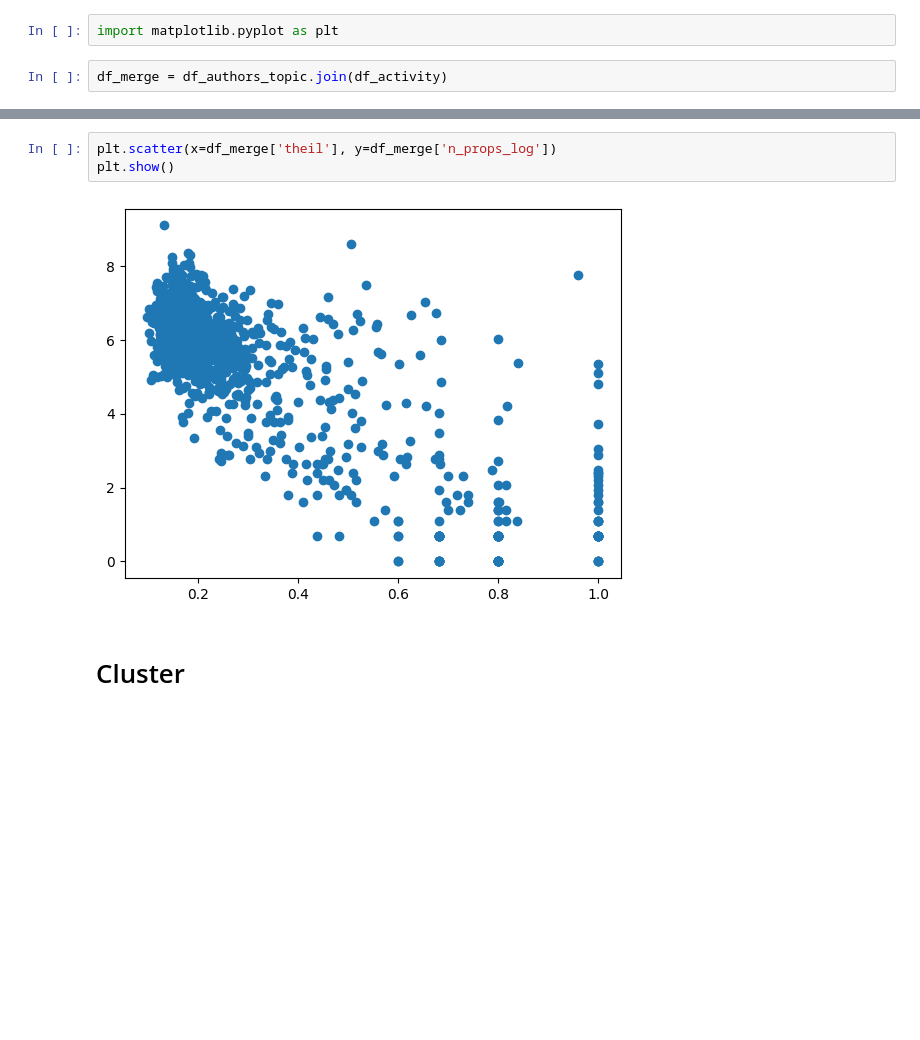
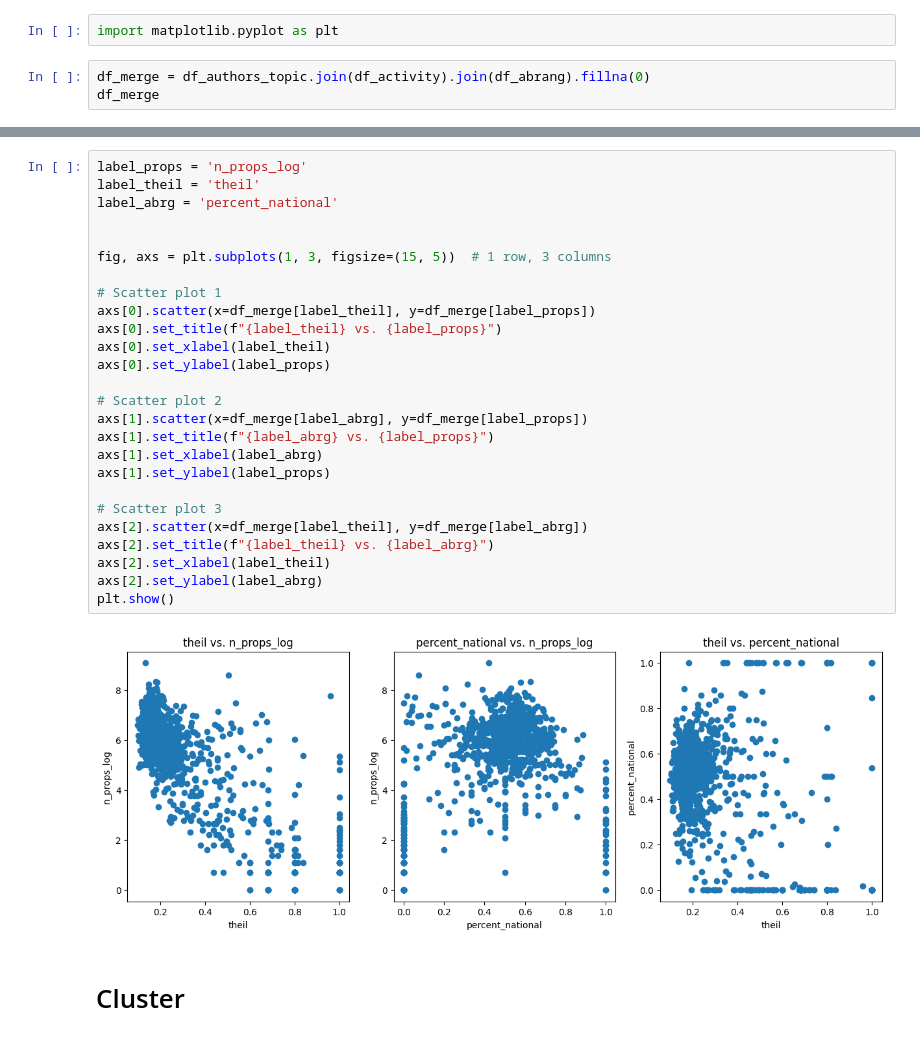
Before and after one commit to AcacioTelechi/multidimensional-legislative-profile, a Jupyter notebook: 3_analyze_metrics.ipynb, the cells around one changed output, grey strips where cells are left out. Saved outputs shown, nothing was run; the diff lists cells and outputs as text; blank space fills up the shorter version.

```diff
--- a/3_analyze_metrics.ipynb
+++ b/3_analyze_metrics.ipynb
@@ -104,4 +114,5 @@ df_activity
 # %%
 import matplotlib.pyplot as plt
 # %%
-df_merge = df_authors_topic.join(df_activity)
+df_merge = df_authors_topic.join(df_activity).join(df_abrang).fillna(0)
+df_merge
@@ -108,8 +134,31 @@ df_merge = df_authors_topic.join(df_activity)
-# %%
-plt.scatter(x=df_merge['theil'], y=df_merge['n_props_log'])
-plt.show()
-# %% [output]
-[figure, removed]
+# %%
+label_props = 'n_props_log'
+label_theil = 'theil'
+label_abrg = 'percent_national'
+
+
+fig, axs = plt.subplots(1, 3, figsize=(15, 5))  # 1 row, 3 columns
+
+# Scatter plot 1
+axs[0].scatter(x=df_merge[label_theil], y=df_merge[label_props])
+axs[0].set_title(f"{label_theil} vs. {label_props}")
+axs[0].set_xlabel(label_theil)
+axs[0].set_ylabel(label_props)
+
+# Scatter plot 2
+axs[1].scatter(x=df_merge[label_abrg], y=df_merge[label_props])
+axs[1].set_title(f"{label_abrg} vs. {label_props}")
+axs[1].set_xlabel(label_abrg)
+axs[1].set_ylabel(label_props)
+
+# Scatter plot 3
+axs[2].scatter(x=df_merge[label_theil], y=df_merge[label_abrg])
+axs[2].set_title(f"{label_theil} vs. {label_abrg}")
+axs[2].set_xlabel(label_theil)
+axs[2].set_ylabel(label_abrg)
+plt.show()
+# %% [output]
+[figure, added]
 # %% [markdown]
 # Cluster
 # %%
```
Also changed, not shown: parts of 10 cells of this notebook, 6 other files.
